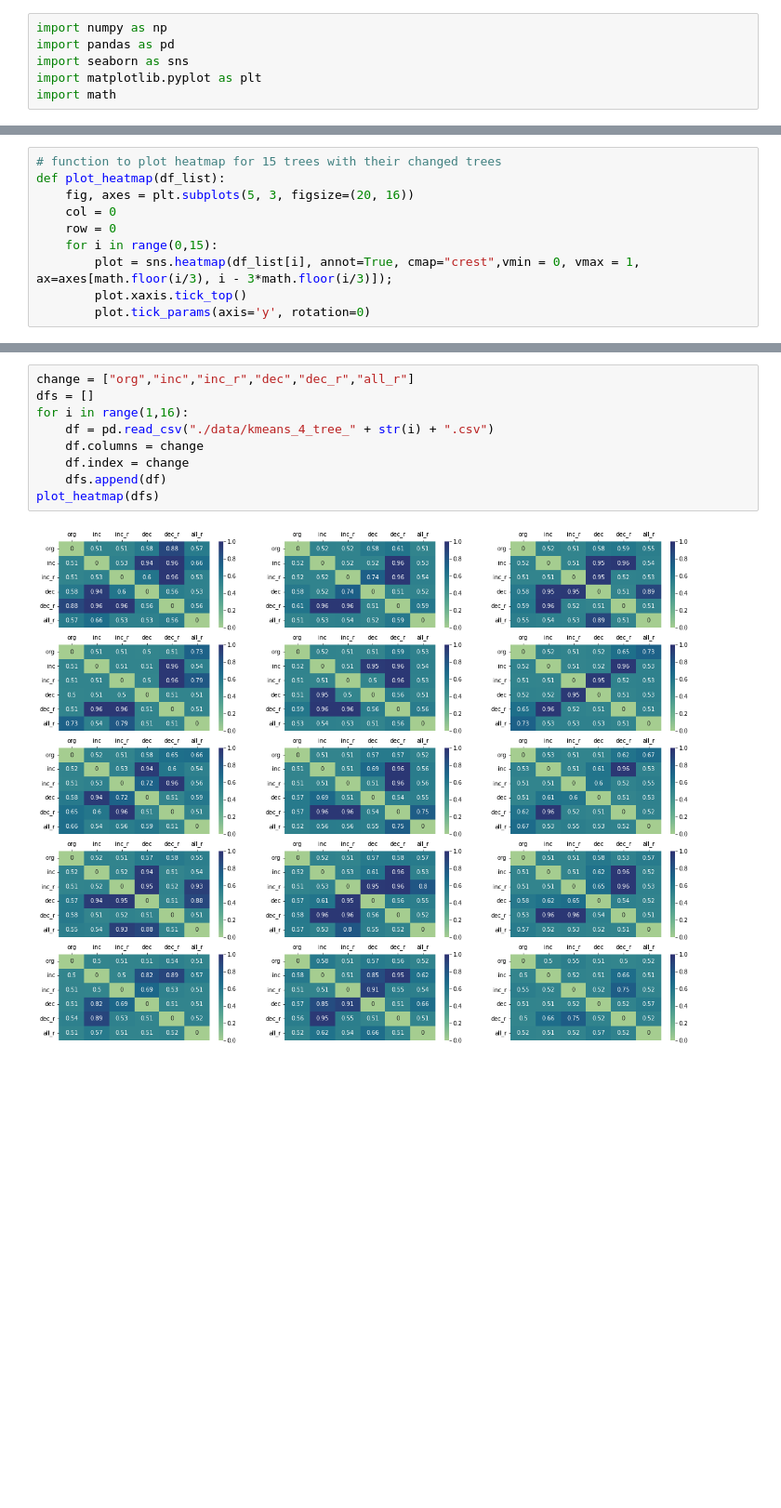
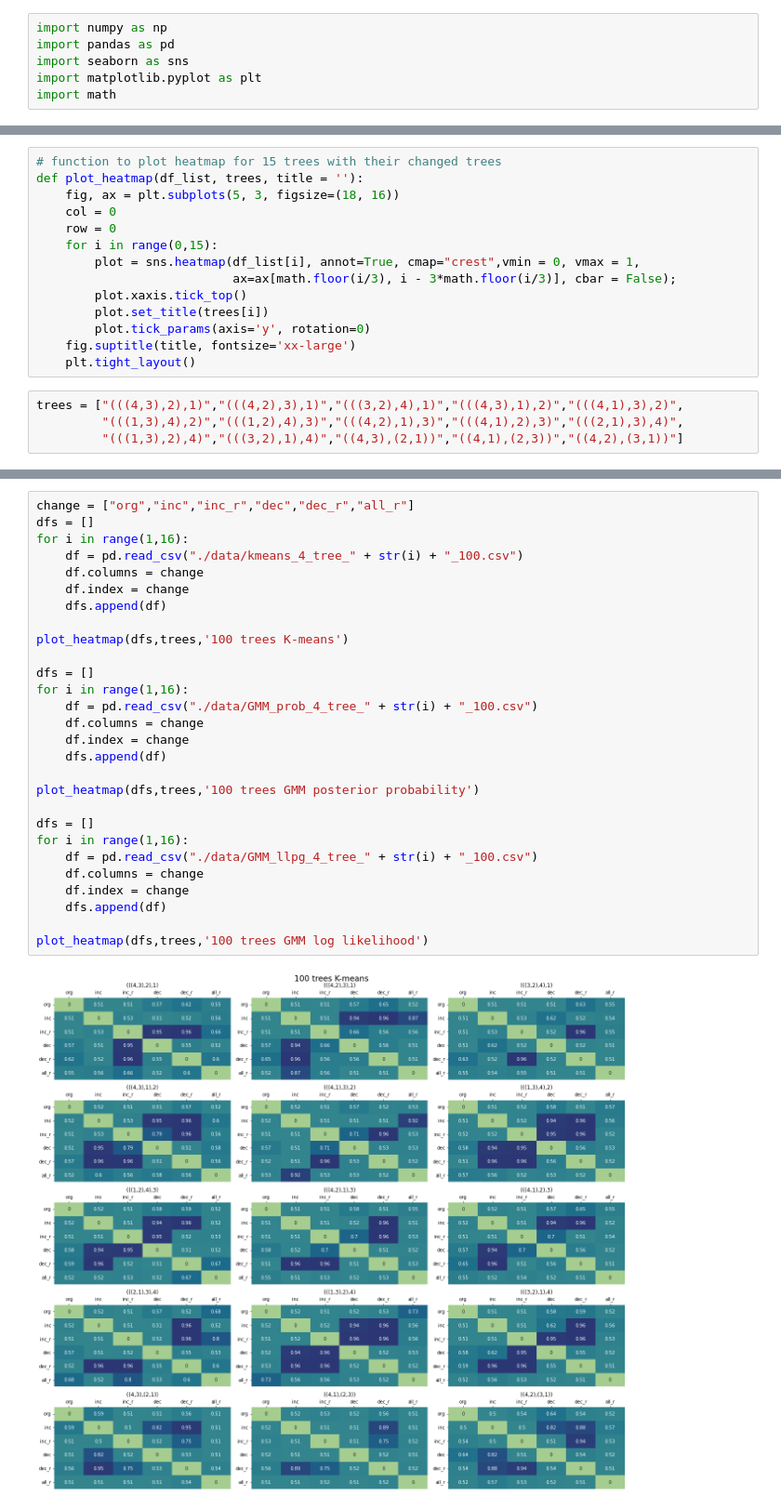
Before and after one commit to solislemuslab/PhyloClustering.jl, a Jupyter notebook: plot-heatmap.ipynb, the cells around one changed output, grey strips where cells are left out. Shown at 93% size. Saved outputs shown, nothing was run; the diff lists cells and outputs as text; blank space fills up the shorter version.

Commit message:
plot heat map for more 4-taxa trees, and write a simple network

```diff
--- a/plot-heatmap.ipynb
+++ b/plot-heatmap.ipynb
@@ -34,10 +7,18 @@ plot.tick_params(axis='y', rotation=0)
 # %%
 # function to plot heatmap for 15 trees with their changed trees
-def plot_heatmap(df_list):
-    fig, axes = plt.subplots(5, 3, figsize=(20, 16))
+def plot_heatmap(df_list, trees, title = ''):
+    fig, ax = plt.subplots(5, 3, figsize=(18, 16))
     col = 0
     row = 0
     for i in range(0,15):
-        plot = sns.heatmap(df_list[i], annot=True, cmap="crest",vmin = 0, vmax = 1, ax=axes[math.floor(i/3), i - 3*math.floor(i/3)]);
+        plot = sns.heatmap(df_list[i], annot=True, cmap="crest",vmin = 0, vmax = 1,
+                           ax=ax[math.floor(i/3), i - 3*math.floor(i/3)], cbar = False);
         plot.xaxis.tick_top()
+        plot.set_title(trees[i])
         plot.tick_params(axis='y', rotation=0)
+    fig.suptitle(title, fontsize='xx-large')
+    plt.tight_layout()
+# %%
+trees = ["(((4,3),2),1)","(((4,2),3),1)","(((3,2),4),1)","(((4,3),1),2)","(((4,1),3),2)",
+         "(((1,3),4),2)","(((1,2),4),3)","(((4,2),1),3)","(((4,1),2),3)","(((2,1),3),4)",
+         "(((1,3),2),4)","(((3,2),1),4)","((4,3),(2,1))","((4,1),(2,3))","((4,2),(3,1))"]
@@ -44,11 +136,30 @@ def plot_heatmap(df_list):
 # %%
 change = ["org","inc","inc_r","dec","dec_r","all_r"]
 dfs = []
 for i in range(1,16):
-    df = pd.read_csv("./data/kmeans_4_tree_" + str(i) + ".csv")
+    df = pd.read_csv("./data/kmeans_4_tree_" + str(i) + "_100.csv")
     df.columns = change
     df.index = change
     dfs.append(df)
-plot_heatmap(dfs)
+
+plot_heatmap(dfs,trees,'100 trees K-means')
+
+dfs = []
+for i in range(1,16):
+    df = pd.read_csv("./data/GMM_prob_4_tree_" + str(i) + "_100.csv")
+    df.columns = change
+    df.index = change
+    dfs.append(df)
+
+plot_heatmap(dfs,trees,'100 trees GMM posterior probability')
+
+dfs = []
+for i in range(1,16):
+    df = pd.read_csv("./data/GMM_llpg_4_tree_" + str(i) + "_100.csv")
+    df.columns = change
+    df.index = change
+    dfs.append(df)
+
+plot_heatmap(dfs,trees,'100 trees GMM log likelihood')
 # %% [output]
-[figure, old version]
+[figure, new version]
```
Also changed, not shown: parts of 11 cells of this notebook, 2 other files.
